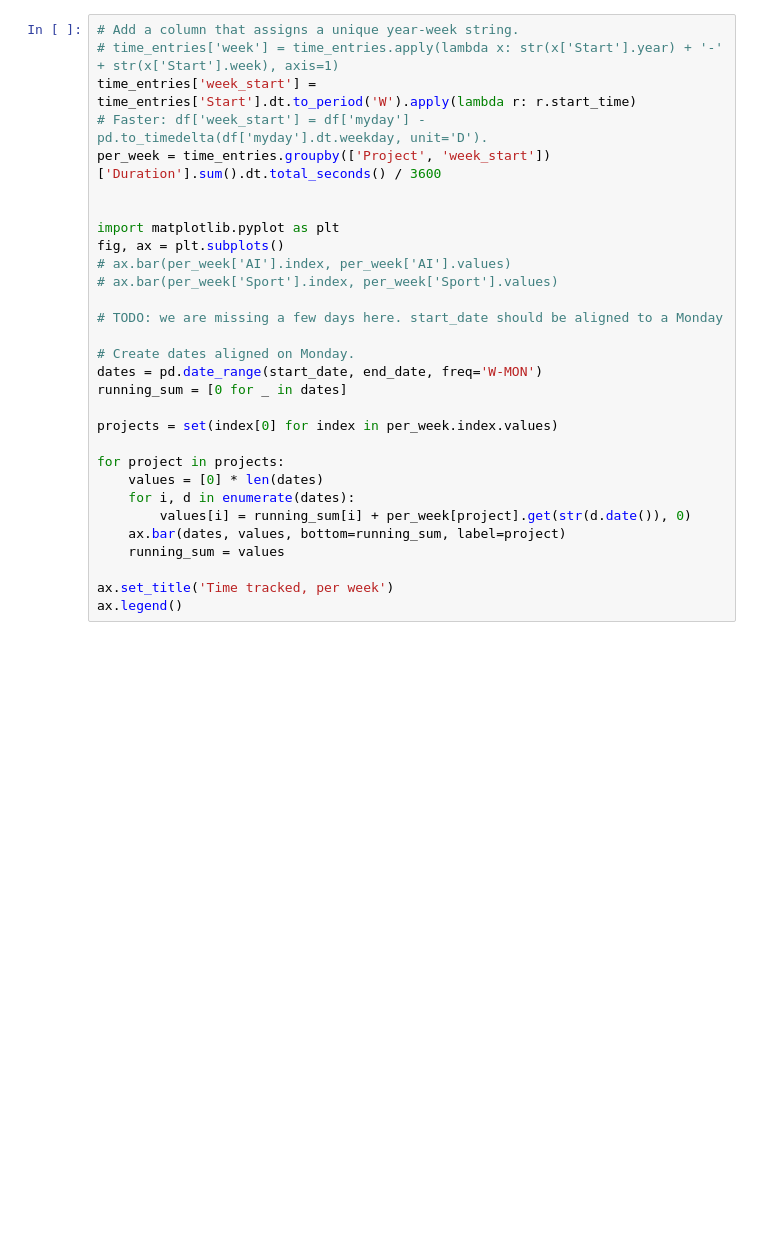
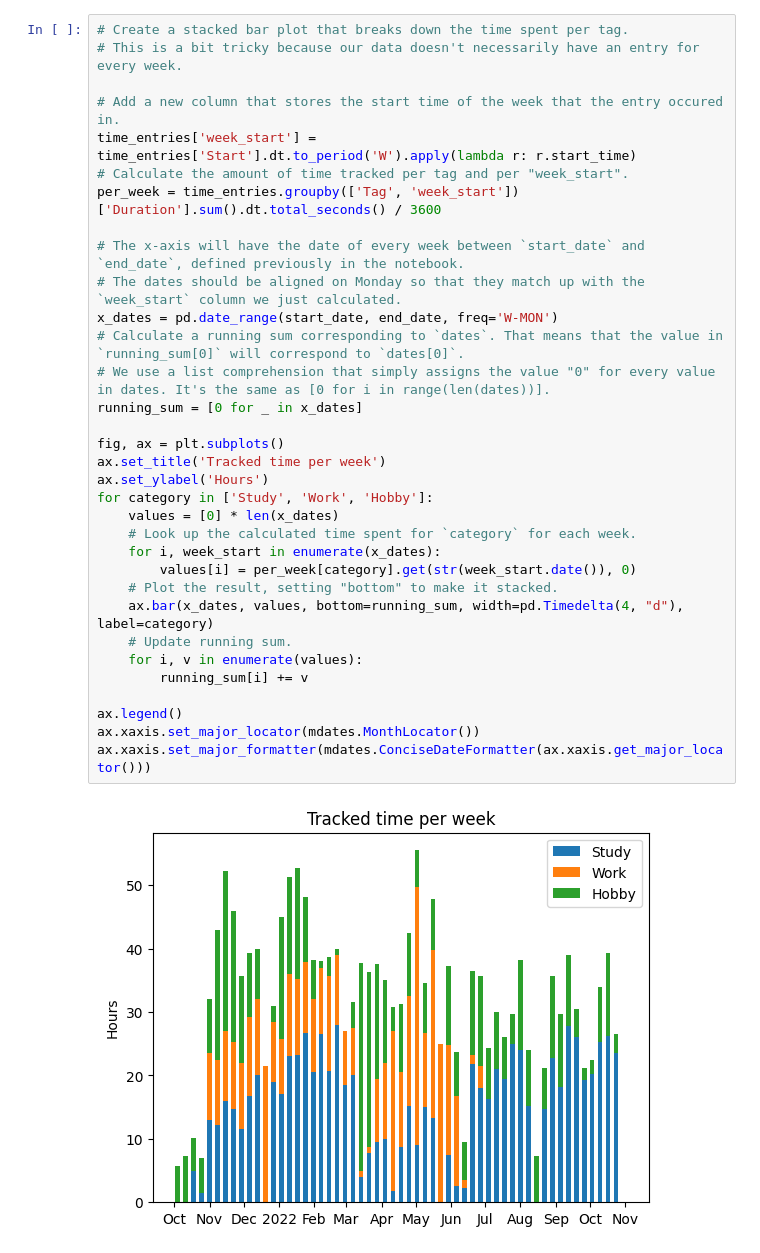
Before and after one commit to XTM233/productivity-analysis, a Jupyter notebook: analyze_csv.ipynb, the cells around one changed output. Saved outputs shown, nothing was run; the diff lists cells and outputs as text; blank space fills up the shorter version.

```diff
--- a/analyze_csv.ipynb
+++ b/analyze_csv.ipynb
@@ -82,30 +173,35 @@ ax.set_ylabel('Hours recorded')
 # %%
-# Add a column that assigns a unique year-week string.
-# time_entries['week'] = time_entries.apply(lambda x: str(x['Start'].year) + '-' + str(x['Start'].week), axis=1)
+# Create a stacked bar plot that breaks down the time spent per tag.
+# This is a bit tricky because our data doesn't necessarily have an entry for every week.
+
+# Add a new column that stores the start time of the week that the entry occured in.
 time_entries['week_start'] = time_entries['Start'].dt.to_period('W').apply(lambda r: r.start_time)
-# Faster: df['week_start'] = df['myday'] - pd.to_timedelta(df['myday'].dt.weekday, unit='D').
-per_week = time_entries.groupby(['Project', 'week_start'])['Duration'].sum().dt.total_seconds() / 3600
+# Calculate the amount of time tracked per tag and per "week_start".
+per_week = time_entries.groupby(['Tag', 'week_start'])['Duration'].sum().dt.total_seconds() / 3600
 
+# The x-axis will have the date of every week between `start_date` and `end_date`, defined previously in the notebook.
+# The dates should be aligned on Monday so that they match up with the `week_start` column we just calculated.
+x_dates = pd.date_range(start_date, end_date, freq='W-MON')
+# Calculate a running sum corresponding to `dates`. That means that the value in `running_sum[0]` will correspond to `dates[0]`.
+# We use a list comprehension that simply assigns the value "0" for every value in dates. It's the same as [0 for i in range(len(dates))].
+running_sum = [0 for _ in x_dates]
 
-import matplotlib.pyplot as plt
 fig, ax = plt.subplots()
-# ax.bar(per_week['AI'].index, per_week['AI'].values)
-# ax.bar(per_week['Sport'].index, per_week['Sport'].values)
+ax.set_title('Tracked time per week')
+ax.set_ylabel('Hours')
+for category in ['Study', 'Work', 'Hobby']:
+    values = [0] * len(x_dates)
+    # Look up the calculated time spent for `category` for each week.
+    for i, week_start in enumerate(x_dates):
+        values[i] = per_week[category].get(str(week_start.date()), 0)
+    # Plot the result, setting "bottom" to make it stacked.
+    ax.bar(x_dates, values, bottom=running_sum, width=pd.Timedelta(4, "d"), label=category)
+    # Update running sum.
+    for i, v in enumerate(values):
+        running_sum[i] += v
 
-# TODO: we are missing a few days here. start_date should be aligned to a Monday
-
-# Create dates aligned on Monday.
-dates = pd.date_range(start_date, end_date, freq='W-MON')
-running_sum = [0 for _ in dates]
-
-projects = set(index[0] for index in per_week.index.values)
-
-for project in projects:
-    values = [0] * len(dates)
-    for i, d in enumerate(dates):
-        values[i] = running_sum[i] + per_week[project].get(str(d.date()), 0)
-    ax.bar(dates, values, bottom=running_sum, label=project)
-    running_sum = values
-
-ax.set_title('Time tracked, per week')
 ax.legend()
+ax.xaxis.set_major_locator(mdates.MonthLocator())
+ax.xaxis.set_major_formatter(mdates.ConciseDateFormatter(ax.xaxis.get_major_locator()))
+# %% [output]
+[figure, added]
```
Also changed, not shown: parts of 18 cells of this notebook.
